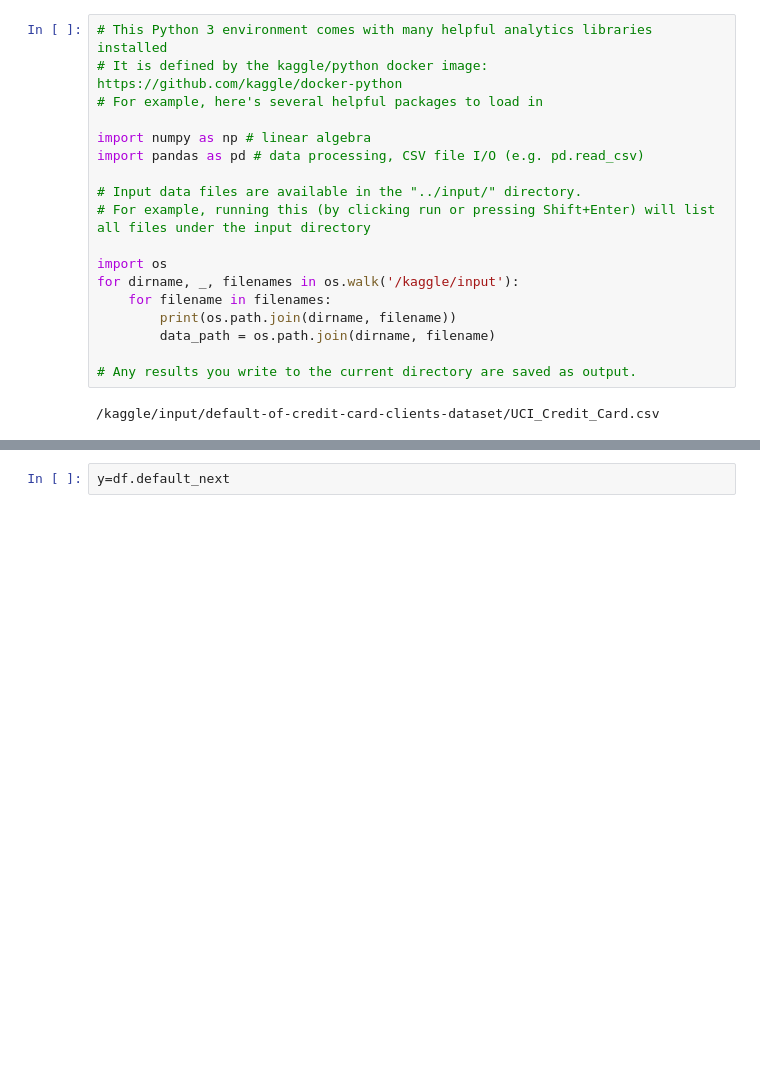
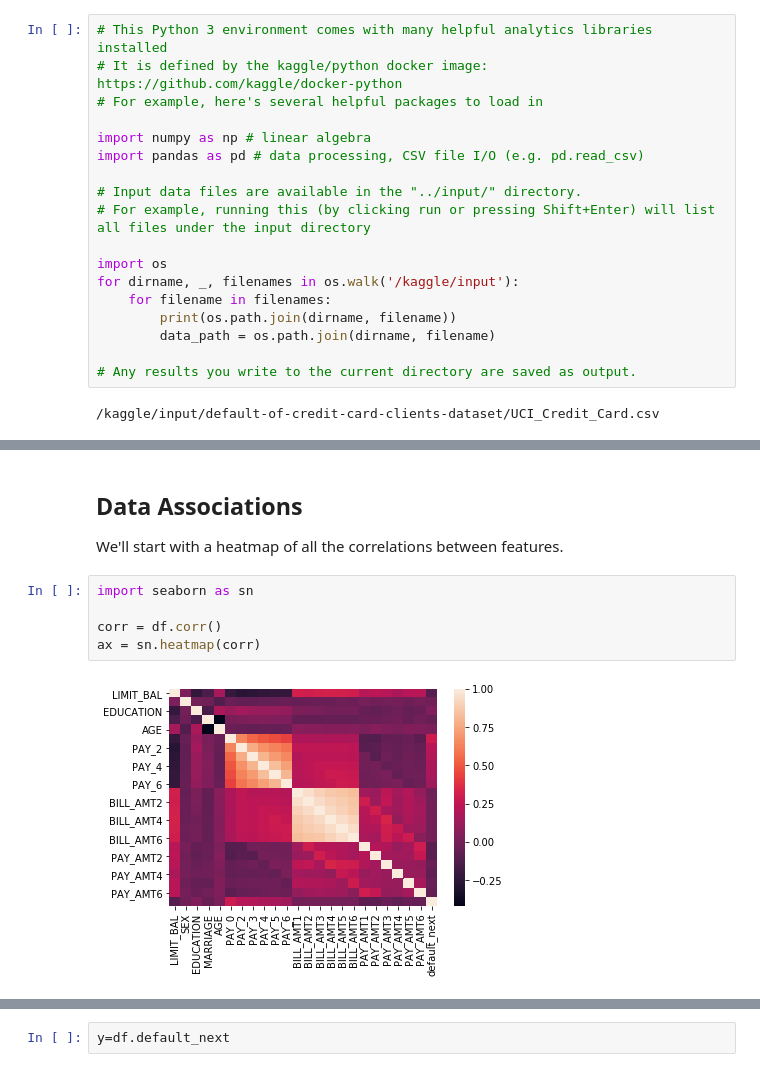
Before and after one commit to ewellsgray/data_science, a Jupyter notebook: credit/credit_default_predict.ipynb, the cells around one changed output, grey strips where cells are left out. Drawn from its saved outputs; the diff is of its cells as text; blank space fills up the shorter version.

```diff
--- a/credit/credit_default_predict.ipynb
+++ b/credit/credit_default_predict.ipynb
@@ -79,3 +106,14 @@ Index(['ID', 'LIMIT_BAL', 'SEX', 'EDUCATION', 'MARRIAGE', 'AGE', 'PAY_0',
        'PAY_AMT2', 'PAY_AMT3', 'PAY_AMT4', 'PAY_AMT5', 'PAY_AMT6',
        'default_next'],
       dtype='object')
+# %% [markdown]
+## Data Associations
+
+We'll start with a heatmap of all the correlations between features.
+# %%
+import seaborn as sn
+
+corr = df.corr()
+ax = sn.heatmap(corr)
+# %% [output]
+[figure, added]
```
Also changed, not shown: parts of 28 cells of this notebook.
